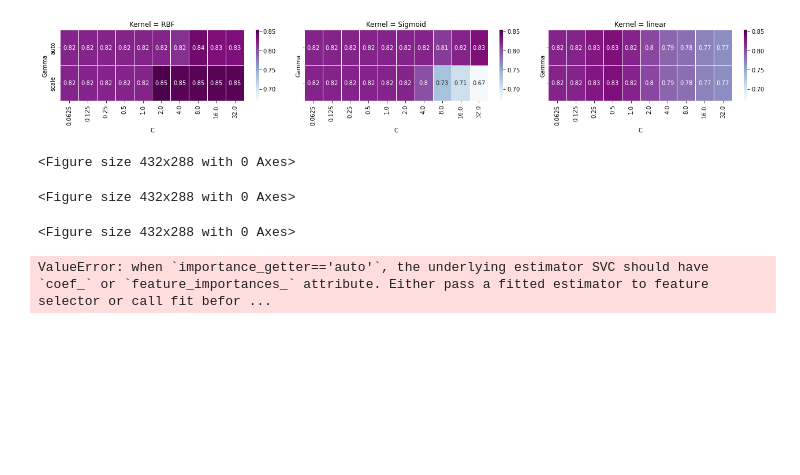
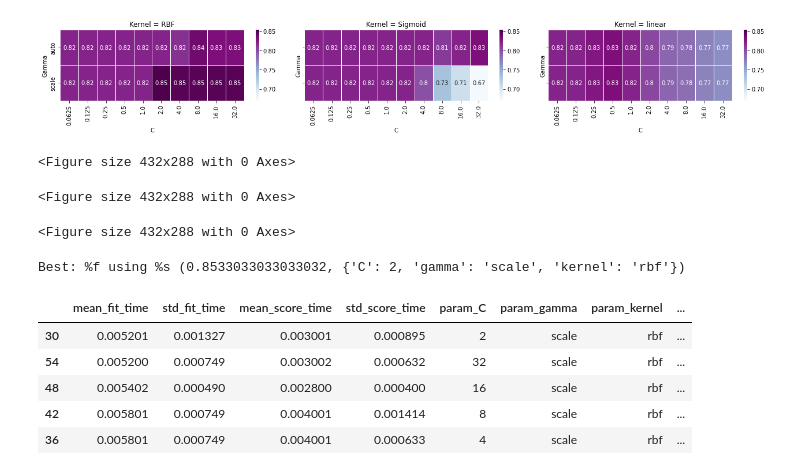
Before and after one commit to hGl0/Sarcopenia, a Jupyter notebook: statistics.ipynb, the cells around one changed output. Saved outputs shown, nothing was run; the diff lists cells and outputs as text; code cells hidden in the pictures; blank space fills up the shorter version.

```diff
--- a/statistics.ipynb
+++ b/statistics.ipynb
@@ -441,17 +466,23 @@ plt.show()
 # %%
 # grid search on svc
 rf = RandomForestClassifier()
 n_estimators = [i*10**i for i in range(6)]
 criterion = ['gini', 'entropy']
-max_depth = [i for i in range(2, len(X.columns)/2, 2)]
+max_depth = [i for i in range(2, len(X.columns)//2, 2)]
 param_grid_svc = dict(kernel=kernel, C=C, gamma=gamma)
 grid_svc = GridSearchCV(estimator=svc, param_grid=param_grid_svc, n_jobs=-1, scoring='accuracy')
 grid_result_svc = grid_svc.fit(X_train, y_train)
 
 # evaluation of gridSearch for svc
 print('Best: %f using %s' ,(grid_result_svc.best_score_, grid_result_svc.best_params_))
 
 results_svc = pd.DataFrame(grid_result_svc.cv_results_).sort_values(by='param_C')
 results_svc.sort_values('mean_test_score', ascending=False).head()
 # %% [output]
-ValueError: when `importance_getter=='auto'`, the underlying estimator SVC should have `coef_` or `feature_importances_` attribute. Either pass a fitted estimator to feature selector or call fit befor ...
+Best: %f using %s (0.8533033033033032, {'C': 2, 'gamma': 'scale', 'kernel': 'rbf'})
+|  | mean_fit_time | std_fit_time | mean_score_time | std_score_time | param_C | param_gamma | param_kernel | ... |
+| 30 | 0.005201 | 0.001327 | 0.003001 | 0.000895 | 2 | scale | rbf | ... |
+| 54 | 0.005200 | 0.000749 | 0.003002 | 0.000632 | 32 | scale | rbf | ... |
+| 48 | 0.005402 | 0.000490 | 0.002800 | 0.000400 | 16 | scale | rbf | ... |
+| 42 | 0.005801 | 0.000749 | 0.004001 | 0.001414 | 8 | scale | rbf | ... |
+| 36 | 0.005801 | 0.000749 | 0.004001 | 0.000633 | 4 | scale | rbf | ... |
```
Also changed, not shown: parts of 5 cells of this notebook, 16 other files.
